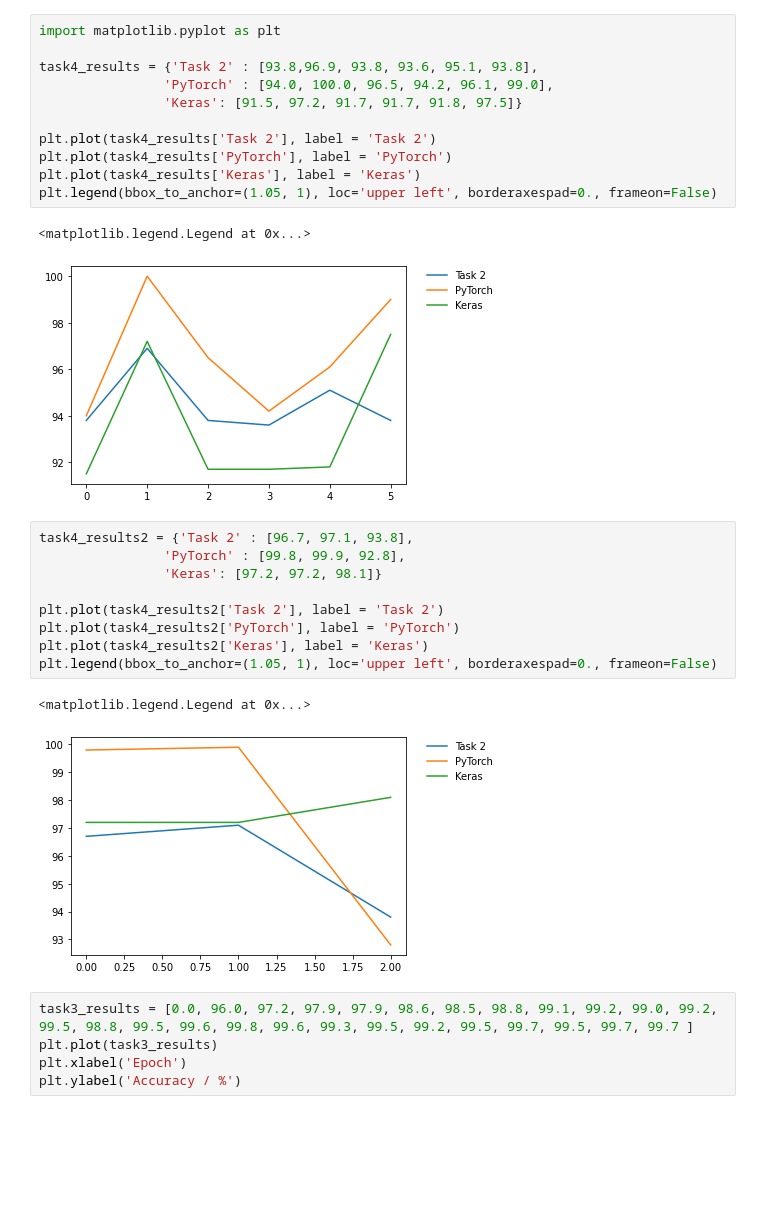
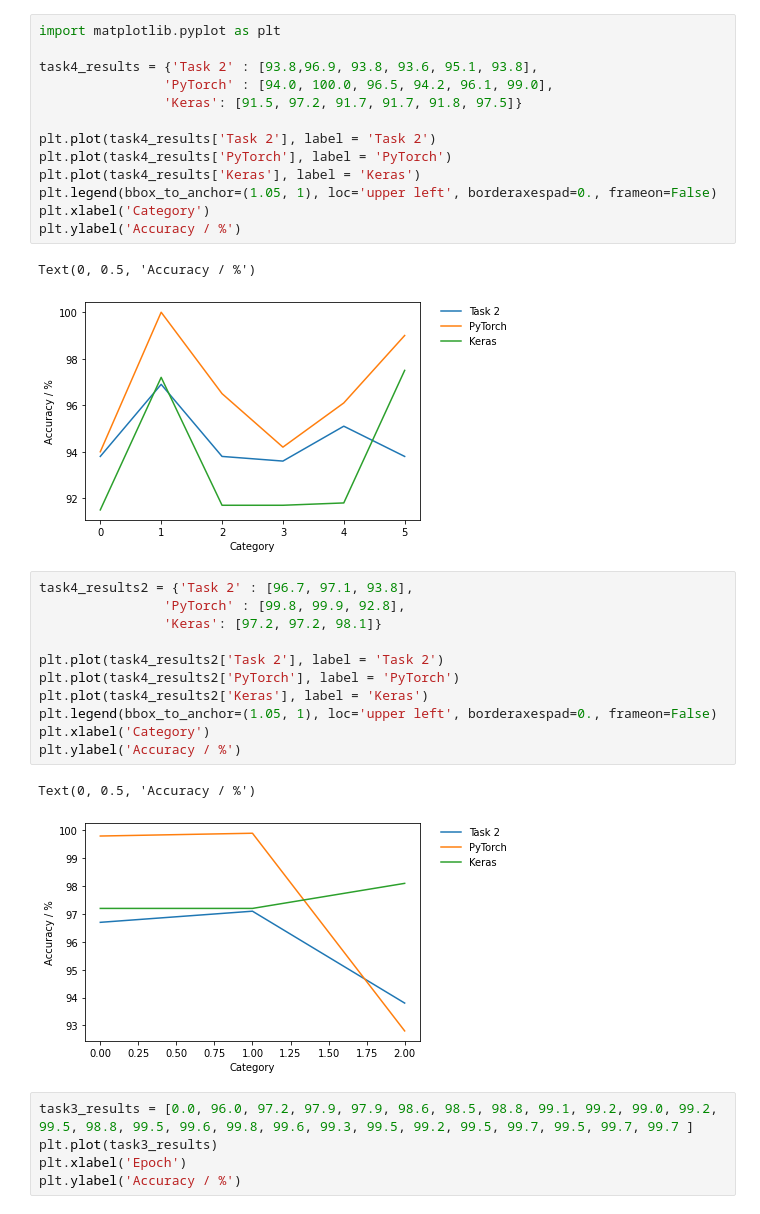
Before and after one commit to J-Heidecke/IN3063_Maths_for_AI, a Jupyter notebook: Visualizations.ipynb, the cells around one changed output. Cells and saved outputs as stored; diff of their text form; blank space fills up the shorter version.

Commit message:
Comments + Visualizations

```diff
--- a/Visualizations.ipynb
+++ b/Visualizations.ipynb
@@ -1,17 +1,19 @@
 # %%
 import matplotlib.pyplot as plt
 
 task4_results = {'Task 2' : [93.8,96.9, 93.8, 93.6, 95.1, 93.8],
                 'PyTorch' : [94.0, 100.0, 96.5, 94.2, 96.1, 99.0],
                 'Keras': [91.5, 97.2, 91.7, 91.7, 91.8, 97.5]}
 
 plt.plot(task4_results['Task 2'], label = 'Task 2')
 plt.plot(task4_results['PyTorch'], label = 'PyTorch')
 plt.plot(task4_results['Keras'], label = 'Keras')
 plt.legend(bbox_to_anchor=(1.05, 1), loc='upper left', borderaxespad=0., frameon=False)
+plt.xlabel('Category')
+plt.ylabel('Accuracy / %')
 # %% [output]
-<matplotlib.legend.Legend at 0x...>
+Text(0, 0.5, 'Accuracy / %')
-[figure, old version]
+[figure, new version]
 # %%
 task4_results2 = {'Task 2' : [96.7, 97.1, 93.8],
                 'PyTorch' : [99.8, 99.9, 92.8],
@@ -21,9 +23,11 @@ plt.plot(task4_results2['Task 2'], label = 'Task 2')
 plt.plot(task4_results2['PyTorch'], label = 'PyTorch')
 plt.plot(task4_results2['Keras'], label = 'Keras')
 plt.legend(bbox_to_anchor=(1.05, 1), loc='upper left', borderaxespad=0., frameon=False)
+plt.xlabel('Category')
+plt.ylabel('Accuracy / %')
 # %% [output]
-<matplotlib.legend.Legend at 0x...>
+Text(0, 0.5, 'Accuracy / %')
-[figure, old version]
+[figure, new version]
 # %%
 task3_results = [0.0, 96.0, 97.2, 97.9, 97.9, 98.6, 98.5, 98.8, 99.1, 99.2, 99.0, 99.2, 99.5, 98.8, 99.5, 99.6, 99.8, 99.6, 99.3, 99.5, 99.2, 99.5, 99.7, 99.5, 99.7, 99.7 ]
 plt.plot(task3_results)
```
Also changed, not shown: parts of 5 cells of this notebook, 8 other files.
